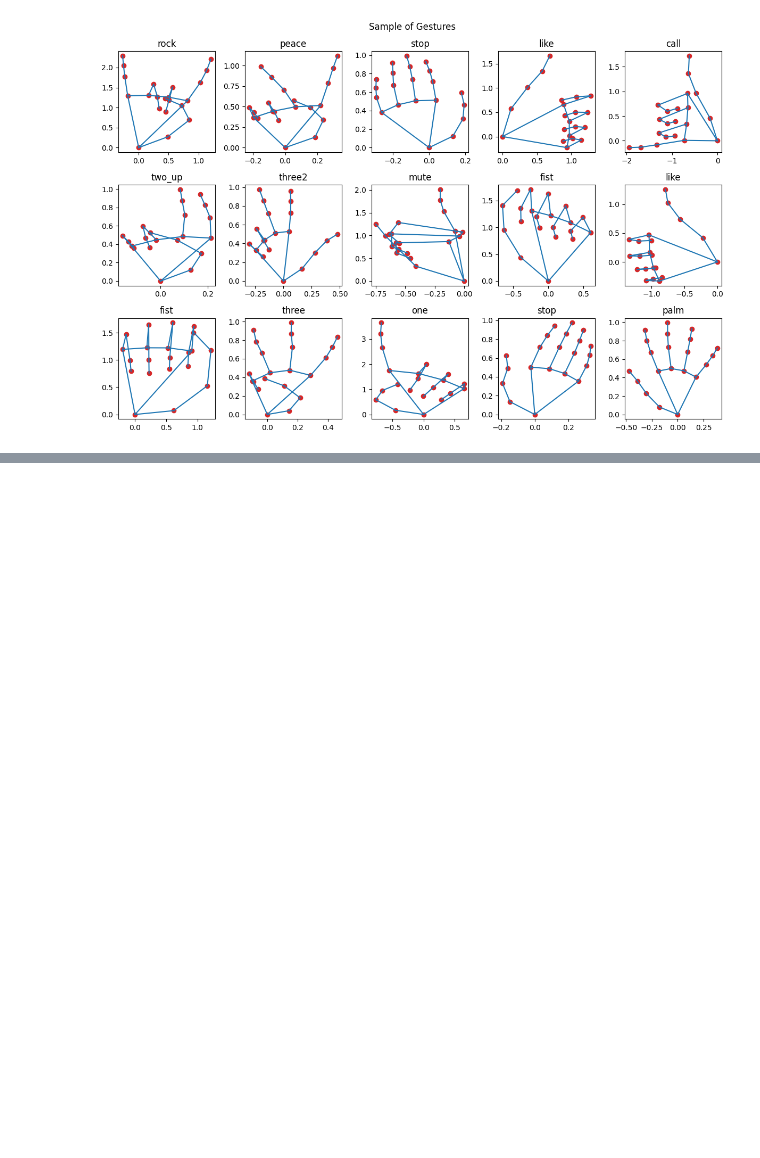
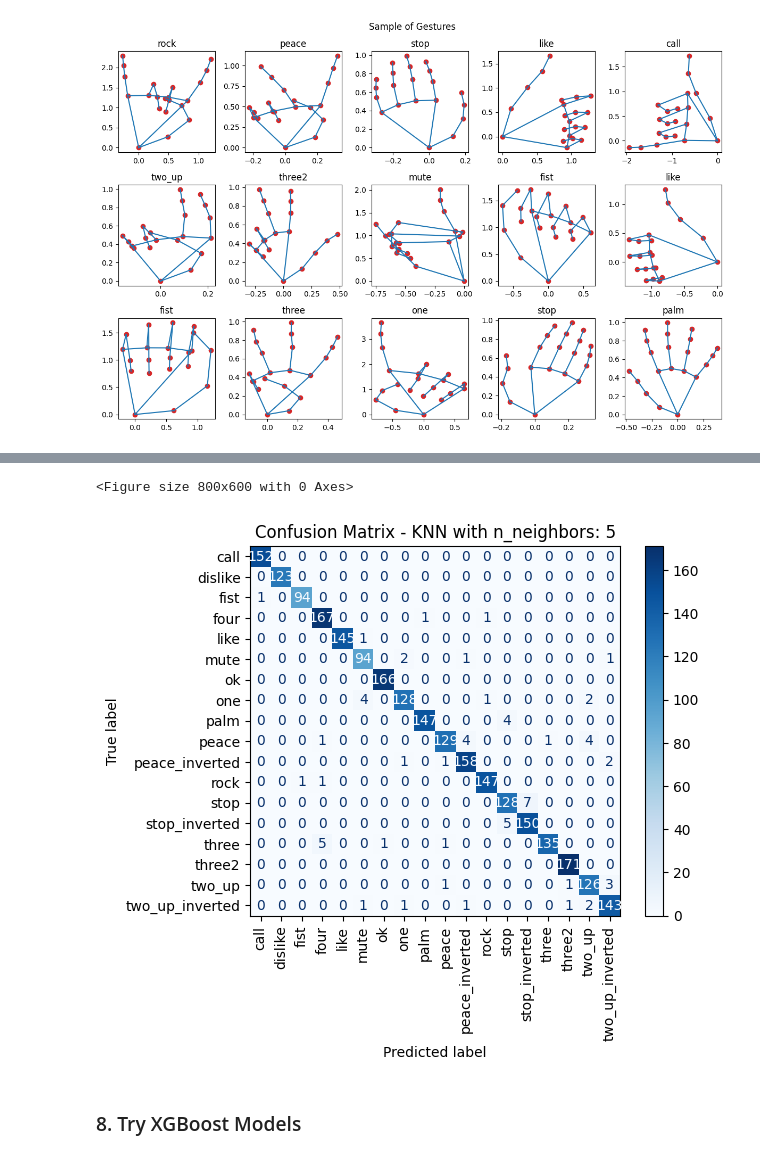
Before and after one commit to Mostafa710/Hand-Gesture-Classification-using-MediaPipe-Landmarks, a Jupyter notebook: hand_gesture_classificaiton.ipynb, the cells around one changed output, grey strips where cells are left out. Saved outputs shown, nothing was run; the diff lists cells and outputs as text; code cells hidden in the pictures; blank space fills up the shorter version.

```diff
--- a/hand_gesture_classificaiton.ipynb
+++ b/hand_gesture_classificaiton.ipynb
@@ -185,0 +342,20 @@ plot_gestures(sample_data, sample_labels, rows=3, cols=5, figsize=(12, 8))
+# %%
+svc_linear = SVC(kernel='linear')
+svc_rbf_default = SVC(kernel='rbf', gamma=1.0)
+svc_rbf_high_c = SVC(kernel='rbf', gamma=1.0, C=10.0)
+
+svc_linear.fit(X_train, y_train)
+svc_rbf_default.fit(X_train, y_train)
+svc_rbf_high_c.fit(X_train, y_train)
+
+pred_train_linear = svc_linear.predict(X_train)
+pred_train_rbf_default = svc_rbf_default.predict(X_train)
+pred_train_rbf_high_c = svc_rbf_high_c.predict(X_train)
+
+pred_val_linear = svc_linear.predict(X_val)
+pred_val_rbf_default = svc_rbf_default.predict(X_val)
+pred_val_rbf_high_c = svc_rbf_high_c.predict(X_val)
+
+pred_test_linear = svc_linear.predict(X_test)
+pred_test_rbf_default = svc_rbf_default.predict(X_test)
+pred_test_rbf_high_c = svc_rbf_high_c.predict(X_test)
@@ -185,0 +438,7 @@ plot_gestures(sample_data, sample_labels, rows=3, cols=5, figsize=(12, 8))
+# %%
+knn = KNeighborsClassifier(n_neighbors=5)
+knn.fit(X_train, y_train)
+
+pred_train_knn = knn.predict(X_train)
+pred_val_knn = knn.predict(X_val)
+pred_test_knn = knn.predict(X_test)
@@ -185,0 +473,15 @@ plot_gestures(sample_data, sample_labels, rows=3, cols=5, figsize=(12, 8))
+# %%
+# Plot the confussion matrix for our model
+cm = confusion_matrix(y_test, pred_test_knn)
+disp_knn = ConfusionMatrixDisplay(confusion_matrix=cm, display_labels=knn.classes_)
+# %%
+plt.figure(figsize=(8, 6))
+disp_knn.plot(cmap=plt.cm.Blues)
+plt.title(f"Confusion Matrix - KNN with n_neighbors: {knn.n_neighbors}")
+plt.tick_params(axis='x', rotation=90)
+plt.savefig(fname='./Figures/KNN_confussion_matrix.png', dpi=300, bbox_inches='tight')
+# %% [output]
+<Figure size 800x600 with 0 Axes>
+[figure, added]
+# %% [markdown]
+### 8. Try XGBoost Models
```
Also changed, not shown: parts of 32 cells of this notebook, 13 other files.
